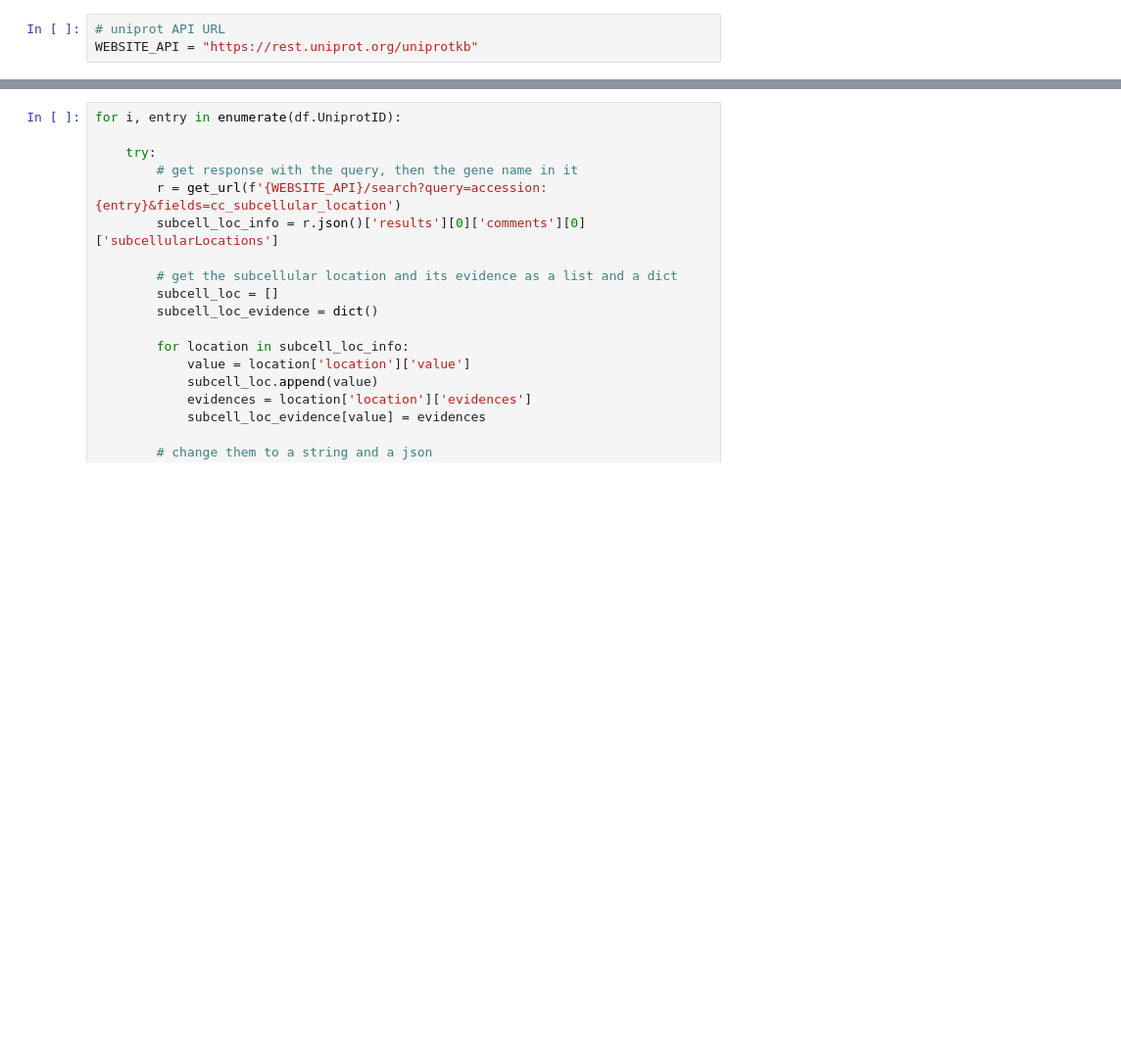
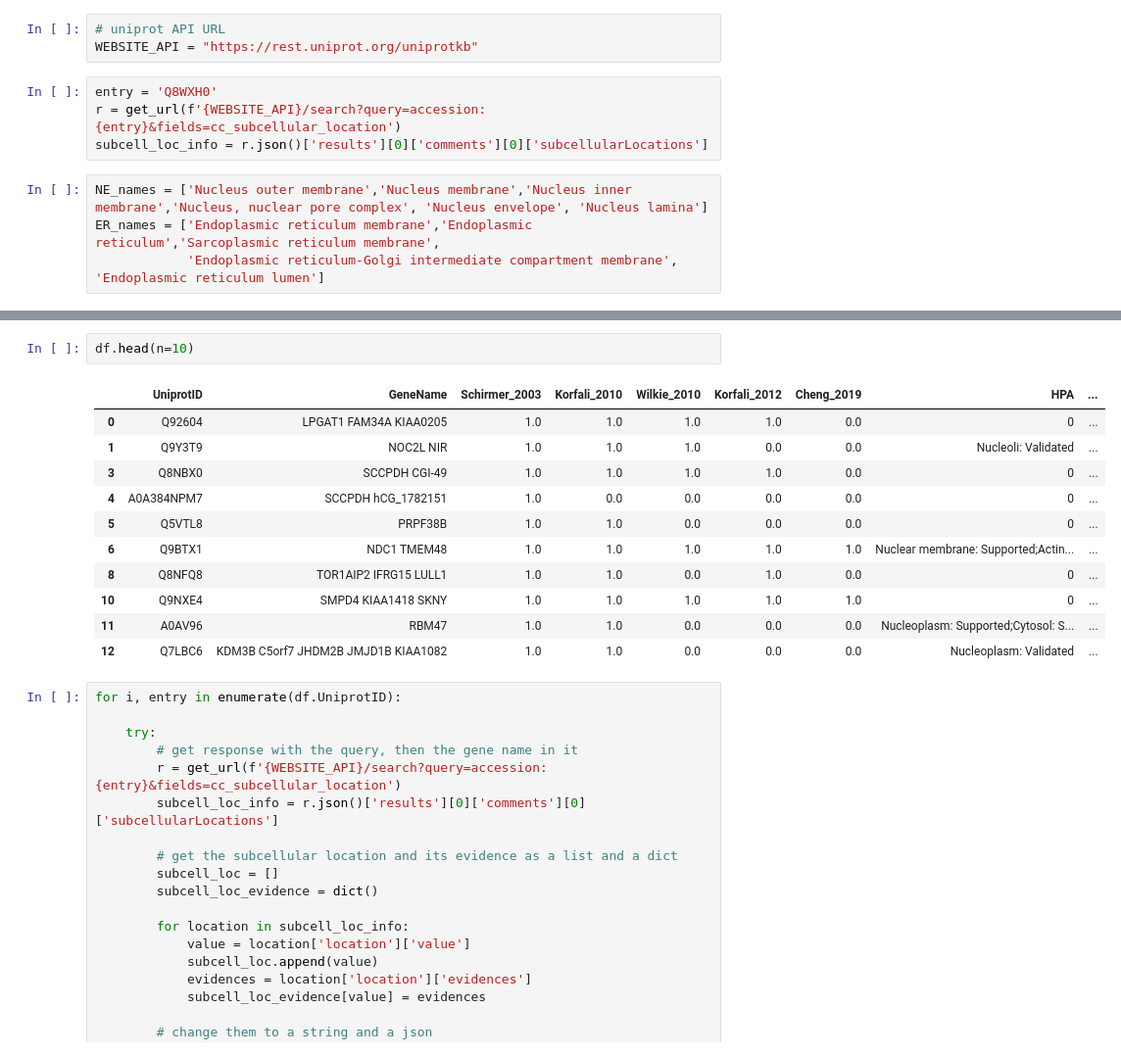
Before and after one commit to shokenlee/Nuclear_proteome, a Jupyter notebook: MergingNEProteome.ipynb, the cells around one changed output, grey strips where cells are left out. Shown at 98% size. Saved outputs shown, nothing was run; the diff lists cells and outputs as text; blank space fills up the shorter version.

```diff
--- a/MergingNEProteome.ipynb
+++ b/MergingNEProteome.ipynb
@@ -326,3 +256,11 @@ df = df.drop_duplicates(subset='UniprotID')
 # %%
 # uniprot API URL
 WEBSITE_API = "https://rest.uniprot.org/uniprotkb"
+# %%
+entry = 'Q8WXH0'
+r = get_url(f'{WEBSITE_API}/search?query=accession:{entry}&fields=cc_subcellular_location')
+subcell_loc_info = r.json()['results'][0]['comments'][0]['subcellularLocations']
+# %%
+NE_names = ['Nucleus outer membrane','Nucleus membrane','Nucleus inner membrane','Nucleus, nuclear pore complex', 'Nucleus envelope', 'Nucleus lamina']
+ER_names = ['Endoplasmic reticulum membrane','Endoplasmic reticulum','Sarcoplasmic reticulum membrane',
+            'Endoplasmic reticulum-Golgi intermediate compartment membrane', 'Endoplasmic reticulum lumen']
@@ -329,3 +337,17 @@ WEBSITE_API = "https://rest.uniprot.org/uniprotkb"
+# %%
+df.head(n=10)
+# %% [output]
+|  | UniprotID | GeneName | Schirmer_2003 | Korfali_2010 | Wilkie_2010 | Korfali_2012 | Cheng_2019 | HPA | ... |
+| 0 | Q92604 | LPGAT1 FAM34A KIAA0205 | 1.0 | 1.0 | 1.0 | 1.0 | 0.0 | 0 | ... |
+| 1 | Q9Y3T9 | NOC2L NIR | 1.0 | 1.0 | 1.0 | 0.0 | 0.0 | Nucleoli: Validated | ... |
+| 3 | Q8NBX0 | SCCPDH CGI-49 | 1.0 | 1.0 | 1.0 | 1.0 | 0.0 | 0 | ... |
+| 4 | A0A384NPM7 | SCCPDH hCG_1782151 | 1.0 | 0.0 | 0.0 | 0.0 | 0.0 | 0 | ... |
+| 5 | Q5VTL8 | PRPF38B | 1.0 | 1.0 | 0.0 | 0.0 | 0.0 | 0 | ... |
+| 6 | Q9BTX1 | NDC1 TMEM48 | 1.0 | 1.0 | 1.0 | 1.0 | 1.0 | Nuclear membrane: Supported;Actin... | ... |
+| 8 | Q8NFQ8 | TOR1AIP2 IFRG15 LULL1 | 1.0 | 1.0 | 0.0 | 1.0 | 0.0 | 0 | ... |
+| 10 | Q9NXE4 | SMPD4 KIAA1418 SKNY | 1.0 | 1.0 | 1.0 | 1.0 | 1.0 | 0 | ... |
+| 11 | A0AV96 | RBM47 | 1.0 | 1.0 | 0.0 | 0.0 | 0.0 | Nucleoplasm: Supported;Cytosol: S... | ... |
+| 12 | Q7LBC6 | KDM3B C5orf7 JHDM2B JMJD1B KIAA1082 | 1.0 | 1.0 | 0.0 | 0.0 | 0.0 | Nucleoplasm: Validated | ... |
 # %%
 for i, entry in enumerate(df.UniprotID):
 
```
Also changed, not shown: parts of 15 cells of this notebook.
